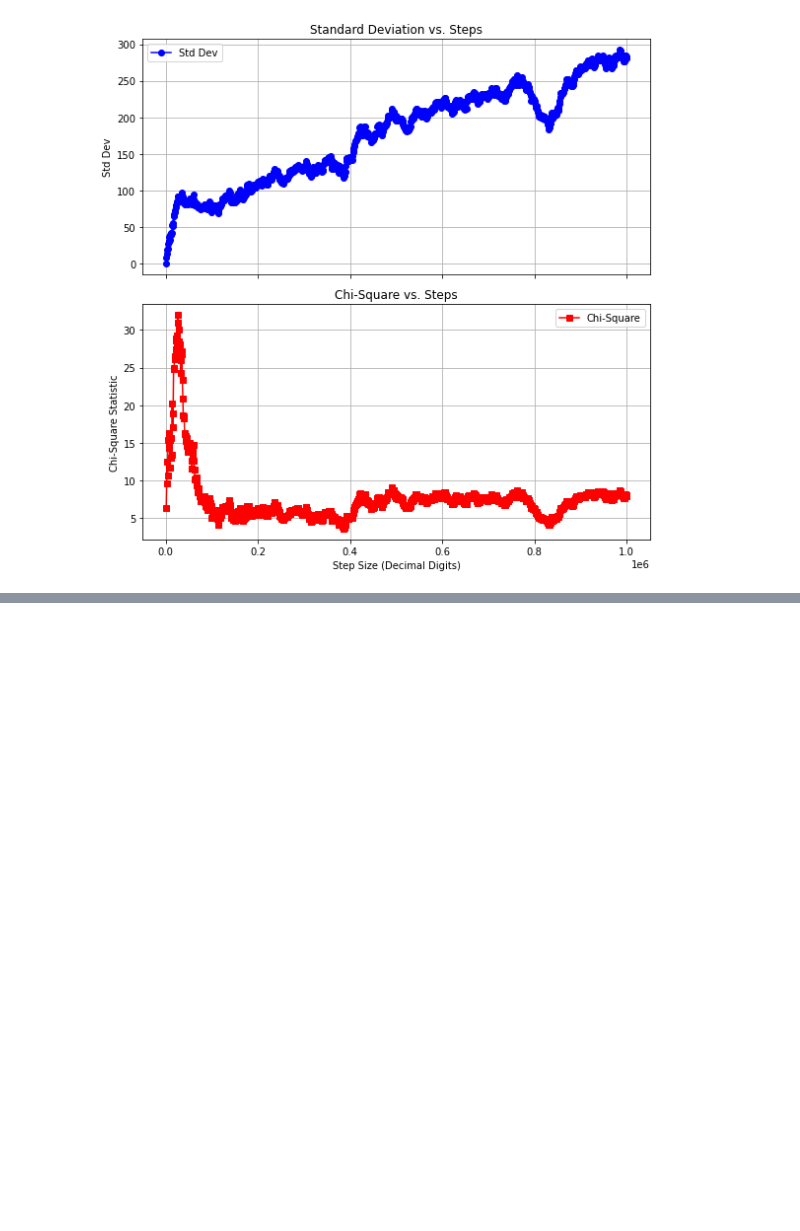
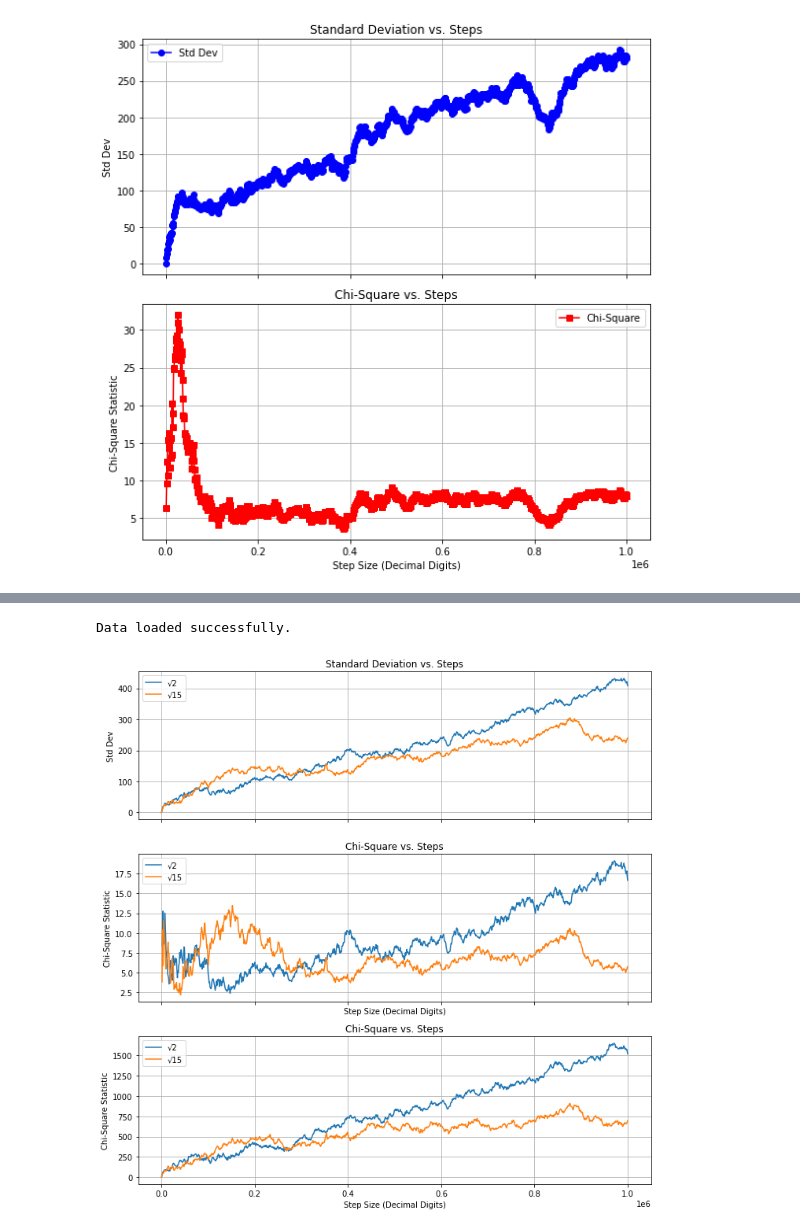
Before and after one commit to phymanshu/explore42, a Jupyter notebook: digitAnalyserWithSlider.ipynb, the cells around one changed output, grey strips where cells are left out. Drawn from its saved outputs; the diff is of its cells as text; code cells hidden in the pictures; blank space fills up the shorter version.

Commit message:
Update digit analyser

```diff
--- a/digitAnalyserWithSlider.ipynb
+++ b/digitAnalyserWithSlider.ipynb
@@ -197,0 +194,55 @@ Computing √7 up to 1M digits...
+# %%
+import numpy as np
+import pickle
+
+# Load statistics
+std_dev_dict = np.load("std_dev.npy", allow_pickle=True).item()
+chi_square_dict = np.load("chi_square.npy", allow_pickle=True).item()
+max_min_diff_dict = np.load("max_min_diff.npy", allow_pickle=True).item()
+
+# Load decimal digits
+with open("decimal_digits.pkl", "rb") as f:
+    decimal_digits_dict = pickle.load(f)
+
+print("Data loaded successfully.")
+# %% [output]
+Data loaded successfully.
+# %%
+# Plot Std Dev & Chi-Square for all cases
+fig, axes = plt.subplots(3, 1, figsize=(10, 10), sharex=True)
+
+N_values_plots = [2,15]
+
+# Plot Standard Deviation
+for N in N_values_plots:
+    axes[0].plot(steps, std_dev_dict[N], label=f"√{N}")
+axes[0].set_ylabel("Std Dev")
+axes[0].set_title("Standard Deviation vs. Steps")
+axes[0].legend()
+axes[0].grid(True)
+
+# Plot Chi-Square
+for N in N_values_plots:
+    axes[1].plot(steps, chi_square_dict[N], label=f"√{N}")
+axes[1].set_xlabel("Step Size (Decimal Digits)")
+axes[1].set_ylabel("Chi-Square Statistic")
+axes[1].set_title("Chi-Square vs. Steps")
+axes[1].legend()
+axes[1].grid(True)
+
+# plt.tight_layout()  # Adjust spacing
+# plt.show()
+
+# Plot Chi-Square
+for N in N_values_plots:
+    axes[2].plot(steps, max_min_diff_dict[N], label=f"√{N}")
+axes[2].set_xlabel("Step Size (Decimal Digits)")
+axes[2].set_ylabel("Chi-Square Statistic")
+axes[2].set_title("Chi-Square vs. Steps")
+axes[2].legend()
+axes[2].grid(True)
+
+plt.tight_layout()  # Adjust spacing
+plt.show()
+# %% [output]
+[figure, added]
```
Also changed, not shown: parts of 1 cell of this notebook, 4 other files.
